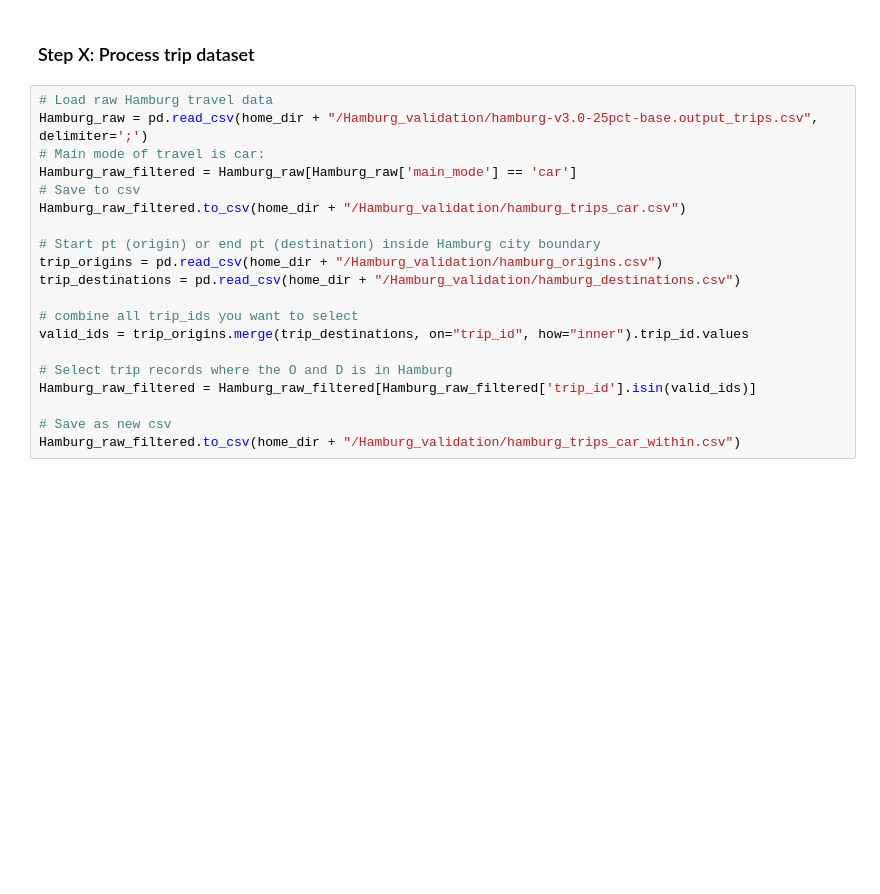
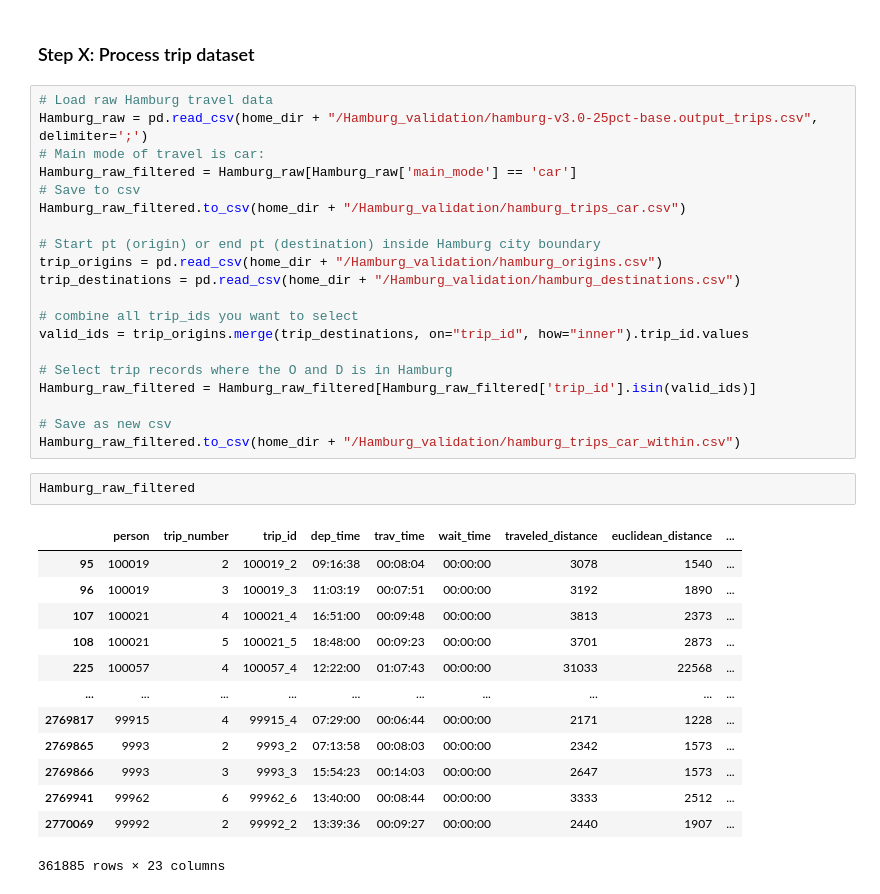
Before and after one commit to jesuslovesyiyi/Global-road-network-resilience, a Jupyter notebook: analysis/05_Validation.ipynb, the cells around one changed output. Cells and saved outputs as stored; diff of their text form; blank space fills up the shorter version.

Commit message:
hamburg sim

```diff
--- a/analysis/05_Validation.ipynb
+++ b/analysis/05_Validation.ipynb
@@ -1214,3 +1420,19 @@ Hamburg_raw_filtered = Hamburg_raw_filtered[Hamburg_raw_filtered['trip_id'].isin
 
 # Save as new csv
 Hamburg_raw_filtered.to_csv(home_dir + "/Hamburg_validation/hamburg_trips_car_within.csv")
+# %%
+Hamburg_raw_filtered
+# %% [output]
+|  | person | trip_number | trip_id | dep_time | trav_time | wait_time | traveled_distance | euclidean_distance | ... |
+| 95 | 100019 | 2 | 100019_2 | 09:16:38 | 00:08:04 | 00:00:00 | 3078 | 1540 | ... |
+| 96 | 100019 | 3 | 100019_3 | 11:03:19 | 00:07:51 | 00:00:00 | 3192 | 1890 | ... |
+| 107 | 100021 | 4 | 100021_4 | 16:51:00 | 00:09:48 | 00:00:00 | 3813 | 2373 | ... |
+| 108 | 100021 | 5 | 100021_5 | 18:48:00 | 00:09:23 | 00:00:00 | 3701 | 2873 | ... |
+| 225 | 100057 | 4 | 100057_4 | 12:22:00 | 01:07:43 | 00:00:00 | 31033 | 22568 | ... |
+| ... | ... | ... | ... | ... | ... | ... | ... | ... | ... |
+| 2769817 | 99915 | 4 | 99915_4 | 07:29:00 | 00:06:44 | 00:00:00 | 2171 | 1228 | ... |
+| 2769865 | 9993 | 2 | 9993_2 | 07:13:58 | 00:08:03 | 00:00:00 | 2342 | 1573 | ... |
+| 2769866 | 9993 | 3 | 9993_3 | 15:54:23 | 00:14:03 | 00:00:00 | 2647 | 1573 | ... |
+| 2769941 | 99962 | 6 | 99962_6 | 13:40:00 | 00:08:44 | 00:00:00 | 3333 | 2512 | ... |
+| 2770069 | 99992 | 2 | 99992_2 | 13:39:36 | 00:09:27 | 00:00:00 | 2440 | 1907 | ... |
+361885 rows × 23 columns
```
Also changed, not shown: parts of 9 cells of this notebook.
